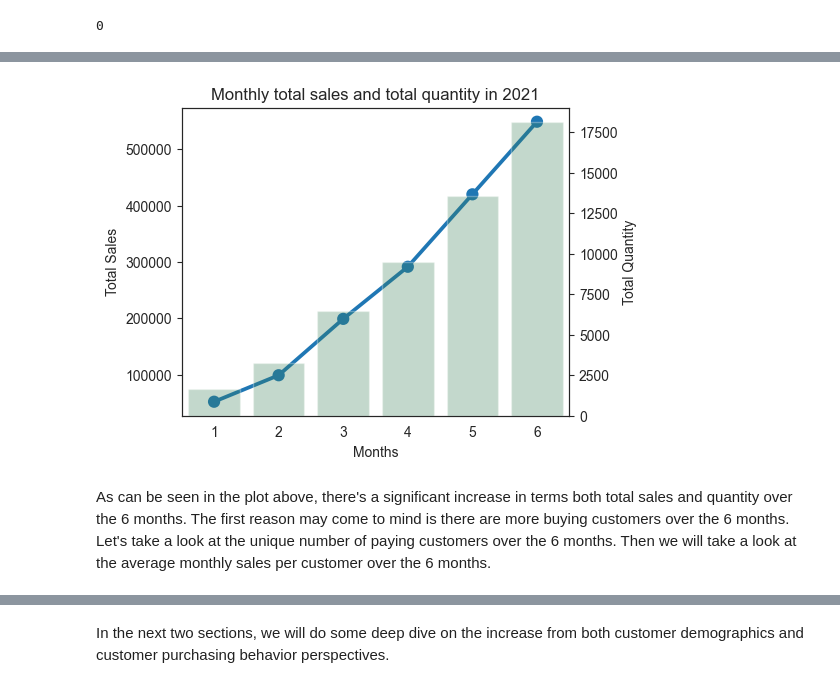
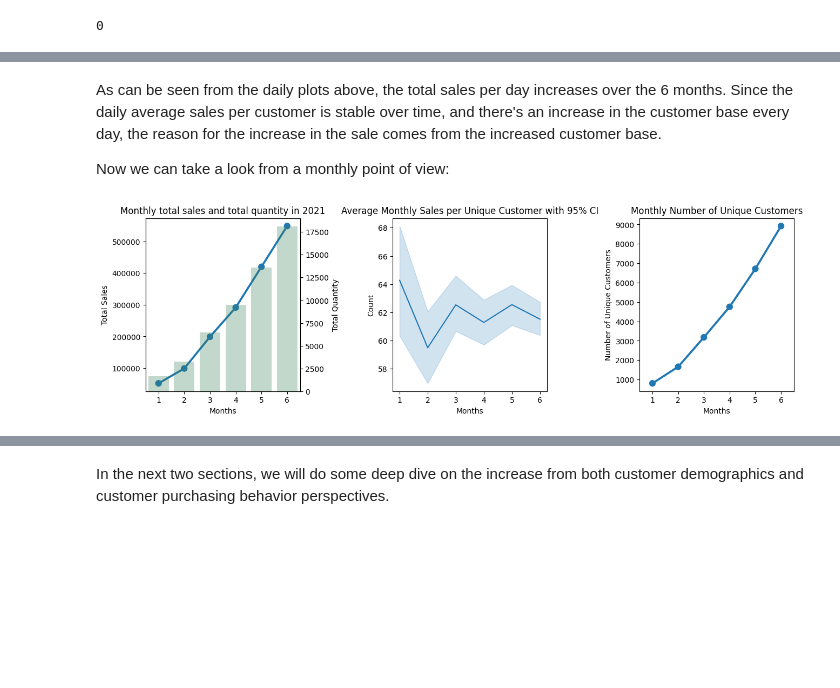
Before and after one commit to southnorthist/kaggle_analysis, a Jupyter notebook: Projects/marketing-analytics/online-retail-sales-trend-analysis/analysis-python.ipynb, the cells around one changed output, grey strips where cells are left out. Cells and saved outputs as stored; diff of their text form; code cells hidden in the pictures; blank space fills up the shorter version.

```diff
--- a/Projects/marketing-analytics/online-retail-sales-trend-analysis/analysis-python.ipynb
+++ b/Projects/marketing-analytics/online-retail-sales-trend-analysis/analysis-python.ipynb
@@ -97,5 +97,7 @@ In addition, we can notice that transaction timestamp has been transformed into
 # %%
 # Create a date variable
 order_df['trans_datetime'] = pd.to_datetime(order_df['trans_timestamp'], format = "%Y-%m-%d %H:%M:%S.%f")
-order_df.head()
+order_df['trans_date'] = order_df['trans_datetime'].dt.normalize()
+print(min(order_df['trans_datetime']))
+print(max(order_df['trans_datetime']))
 # %% [output]
@@ -138,18 +167,42 @@ The purpose of the project is to understand, visualize and analysis the sales tr
+# %% [markdown]
+As can be seen from the daily plots above, the total sales per day increases over the 6 months. Since the daily average sales per customer is stable over time, and there's an increase in the customer base every day, the reason for the increase in the sale comes from the increased customer base.
+
+Now we can take a look from a monthly point of view:
 # %%
 # Monthly total sales over the 6 months
-grouped_df = order_df.groupby('trans_month', as_index=False)
-grouped_sales = grouped_df[['total_sales', 'trans_quantity']].sum()
+grouped_month = order_df.groupby('trans_month', as_index = False).agg({'cust_id': pd.Series.nunique, 'total_sales': sum, 'trans_quantity': sum})
+# Monthly sales per unique customer
+cust_total_sales = order_df.groupby(['trans_month', 'cust_id'], as_index=False)['total_sales'].sum()
+
 # Plot the trend
-plt.figure(figsize = (5, 4))
-g1 = sns.pointplot(data = grouped_sales, x = 'trans_month', y = 'total_sales')
+plt.figure(figsize = (15, 4))
+plt.subplot(1,3,1)
+g1 = sns.pointplot(data = grouped_month, x = 'trans_month', y = 'total_sales')
 g1.set_title('Monthly total sales and total quantity in 2021')
-g1.set(ylabel='Total Sales', xlabel='Months')
+g1.set(ylabel='Total Sales', xlabel = 'Months')
 # Total quantities of item sold over the 6 months
 ax2 = plt.twinx()
-g2 = sns.barplot(data = grouped_sales, x = 'trans_month', y = 'trans_quantity', color = 'seagreen', ax = ax2, alpha = 0.3)
-g2.set(ylabel='Total Quantity')
+g2 = sns.barplot(data = grouped_month, x = 'trans_month', y = 'trans_quantity', color = 'seagreen', ax = ax2, alpha = 0.3)
+g2.set(ylabel = 'Total Quantity')
+
+# Plot the trend
+plt.subplot(1,3,2)
+# Total number of unique customers per month
+g = sns.lineplot(data = cust_total_sales , x = 'trans_month', y = 'total_sales')
+g.set(ylabel='Count', xlabel='Months')
+g.set_title('Average Monthly Sales per Unique Customer with 95% CI')
+
+# Plot the trend
+plt.subplot(1,3,3)
+g = sns.pointplot(data = grouped_month , x = 'trans_month', y = 'cust_id')
+g.set(ylabel='Number of Unique Customers', xlabel='Months')
+g.set_title('Monthly Number of Unique Customers')
+plt.subplots_adjust(left=0.1,
+                    bottom=0.1,
+                    right=0.9,
+                    top=0.9,
+                    wspace=0.6,
+                    hspace=0.4)
 plt.show()
 # %% [output]
-[figure, old version]
+[figure, new version]
-# %% [markdown]
-As can be seen in the plot above, there's a significant increase in terms both total sales and quantity over the 6 months. The first reason may come to mind is there are more buying customers over the 6 months. Let's take a look at the unique number of paying customers over the 6 months. Then we will take a look at the average monthly sales per customer over the 6 months.
```
Also changed, not shown: parts of 17 cells of this notebook.
